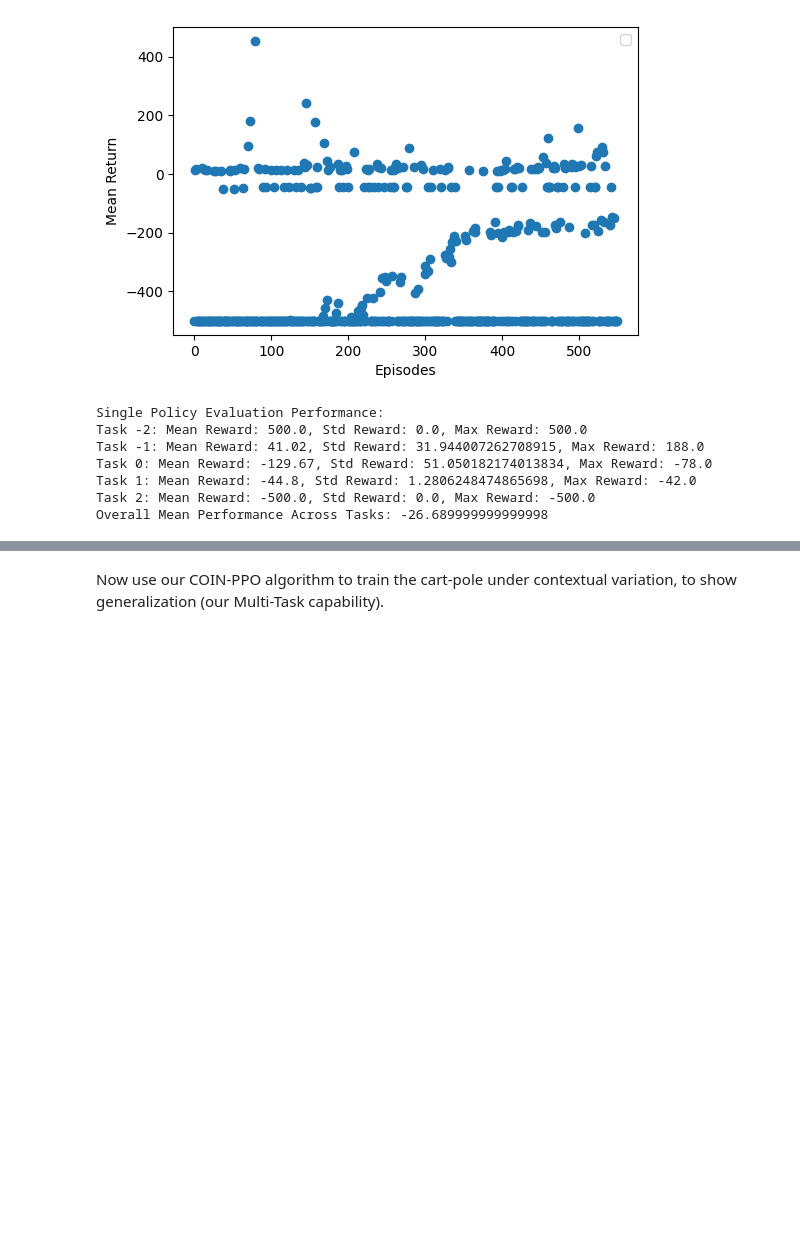
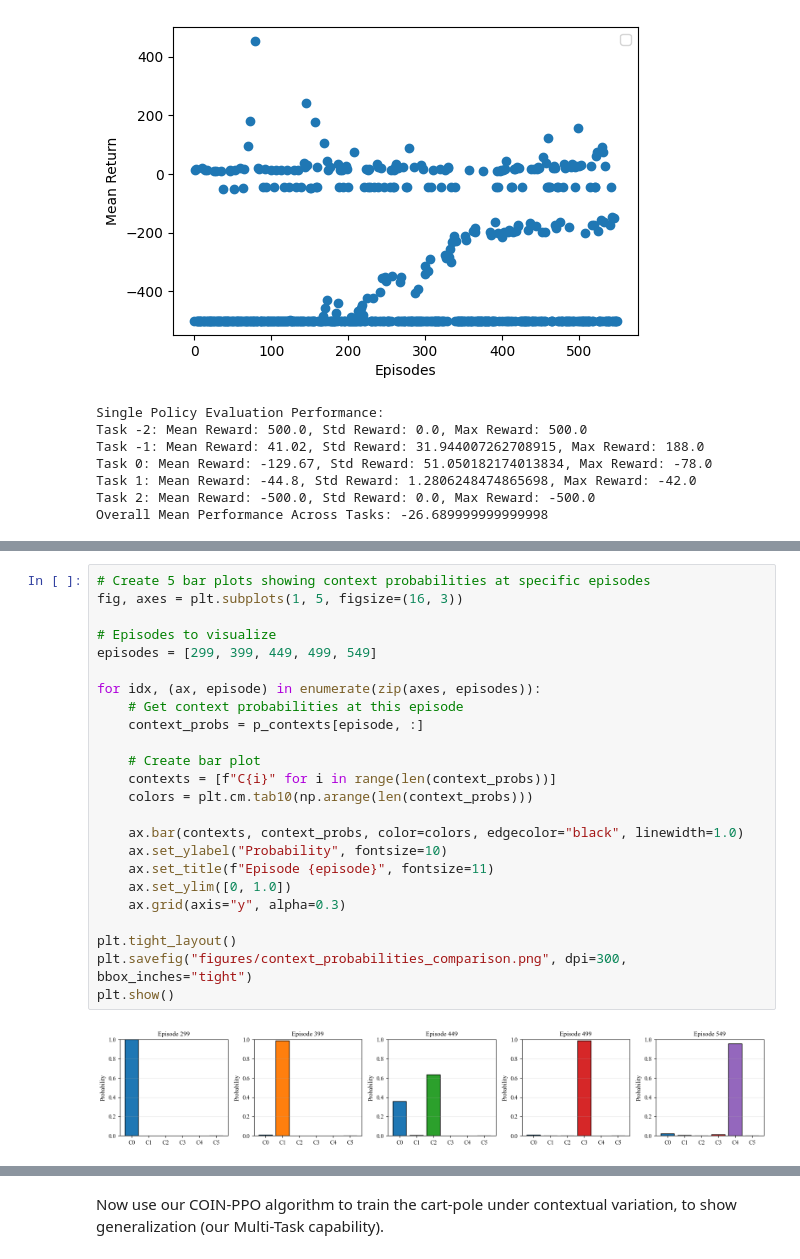
Before and after one commit to RichieRich2569/COINRL, a Jupyter notebook: figures.ipynb, the cells around one changed output, grey strips where cells are left out. Cells and saved outputs as stored; diff of their text form; blank space fills up the shorter version.

```diff
--- a/figures.ipynb
+++ b/figures.ipynb
@@ -1455,0 +1577,26 @@ Overall Mean Performance Across Tasks: -26.689999999999998
+# %%
+# Create 5 bar plots showing context probabilities at specific episodes
+fig, axes = plt.subplots(1, 5, figsize=(16, 3))
+
+# Episodes to visualize
+episodes = [299, 399, 449, 499, 549]
+
+for idx, (ax, episode) in enumerate(zip(axes, episodes)):
+    # Get context probabilities at this episode
+    context_probs = p_contexts[episode, :]
+
+    # Create bar plot
+    contexts = [f"C{i}" for i in range(len(context_probs))]
+    colors = plt.cm.tab10(np.arange(len(context_probs)))
+
+    ax.bar(contexts, context_probs, color=colors, edgecolor="black", linewidth=1.0)
+    ax.set_ylabel("Probability", fontsize=10)
+    ax.set_title(f"Episode {episode}", fontsize=11)
+    ax.set_ylim([0, 1.0])
+    ax.grid(axis="y", alpha=0.3)
+
+plt.tight_layout()
+plt.savefig("figures/context_probabilities_comparison.png", dpi=300, bbox_inches="tight")
+plt.show()
+# %% [output]
+[figure, added]
```
Also changed, not shown: parts of 11 cells of this notebook, 4 other files.
